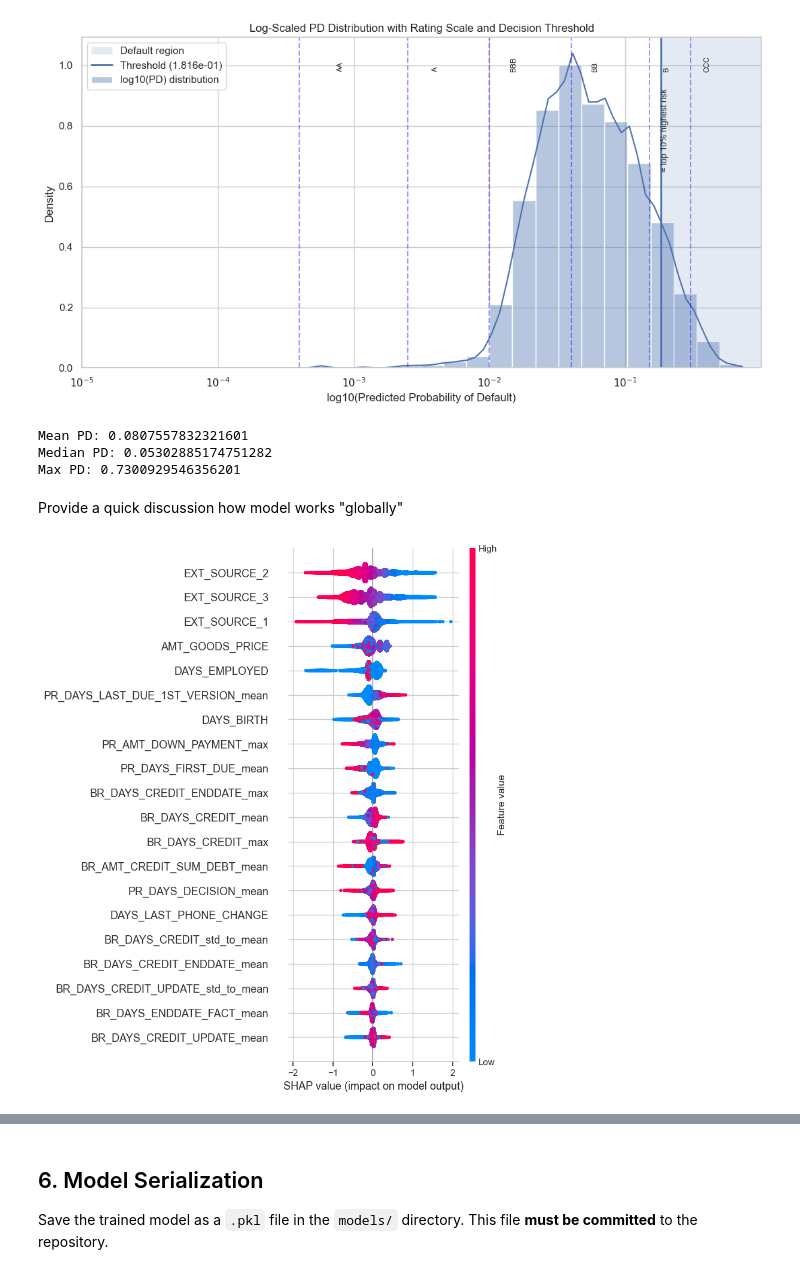
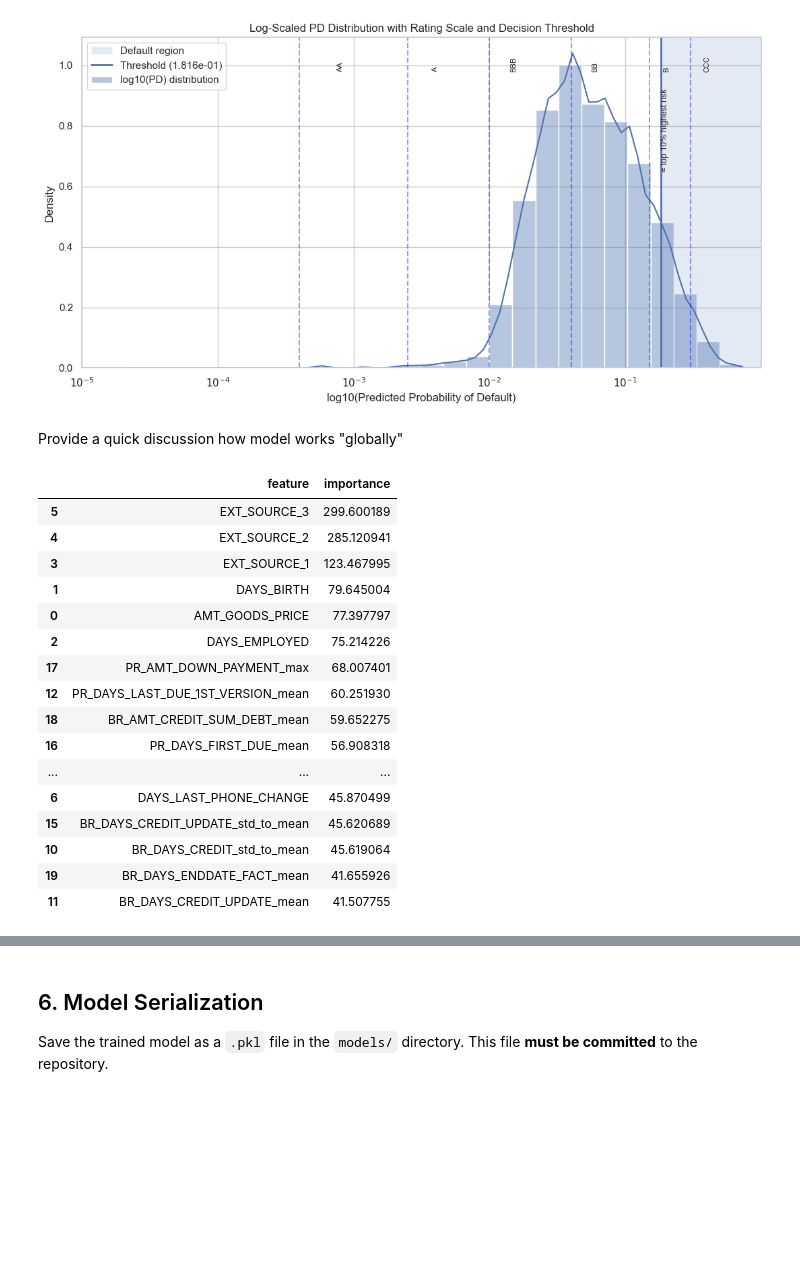
Before and after one commit to FrelikStanislaw/wut-counterfactual-explanations, a Jupyter notebook: notebooks/04_starter_notebook.ipynb, the cells around one changed output, grey strips where cells are left out. Drawn from its saved outputs; the diff is of its cells as text; code cells hidden in the pictures; blank space fills up the shorter version.

```diff
--- a/notebooks/04_starter_notebook.ipynb
+++ b/notebooks/04_starter_notebook.ipynb
@@ -1103,14 +1145,6 @@ plt.tight_layout()
 plt.show()
 # %% [output]
 [figure]
-# %%
-print("Mean PD:", proba_cal.mean())
-print("Median PD:", np.median(proba_cal))
-print("Max PD:", proba_cal.max())
-# %% [output]
-Mean PD: 0.0807557832321601
-Median PD: 0.05302885174751282
-Max PD: 0.7300929546356201
 # %%
 # TODO: Plot SHAP summary plot
 # %% [markdown]
@@ -1118,14 +1152,26 @@ Provide a quick discussion how model works "globally"
 # %%
 importance = model.get_booster().get_score(importance_type='gain')
 importance_df = pd.DataFrame({
     'feature': list(importance.keys()),
     'importance': list(importance.values())
 }).sort_values(by='importance', ascending=False)
 
-importance_df.head(20)
-
-explainer = shap.TreeExplainer(model)
-shap_values = explainer.shap_values(X_train, approximate=True)
-shap.summary_plot(shap_values, X_train, max_display=20)
+importance_df
 # %% [output]
-[figure, removed]
+|  | feature | importance |
+| 5 | EXT_SOURCE_3 | 299.600189 |
+| 4 | EXT_SOURCE_2 | 285.120941 |
+| 3 | EXT_SOURCE_1 | 123.467995 |
+| 1 | DAYS_BIRTH | 79.645004 |
+| 0 | AMT_GOODS_PRICE | 77.397797 |
+| 2 | DAYS_EMPLOYED | 75.214226 |
+| 17 | PR_AMT_DOWN_PAYMENT_max | 68.007401 |
+| 12 | PR_DAYS_LAST_DUE_1ST_VERSION_mean | 60.251930 |
+| 18 | BR_AMT_CREDIT_SUM_DEBT_mean | 59.652275 |
+| 16 | PR_DAYS_FIRST_DUE_mean | 56.908318 |
+| ... | ... | ... |
+| 6 | DAYS_LAST_PHONE_CHANGE | 45.870499 |
+| 15 | BR_DAYS_CREDIT_UPDATE_std_to_mean | 45.620689 |
+| 10 | BR_DAYS_CREDIT_std_to_mean | 45.619064 |
+| 19 | BR_DAYS_ENDDATE_FACT_mean | 41.655926 |
+| 11 | BR_DAYS_CREDIT_UPDATE_mean | 41.507755 |
```
Also changed, not shown: parts of 12 cells of this notebook.
